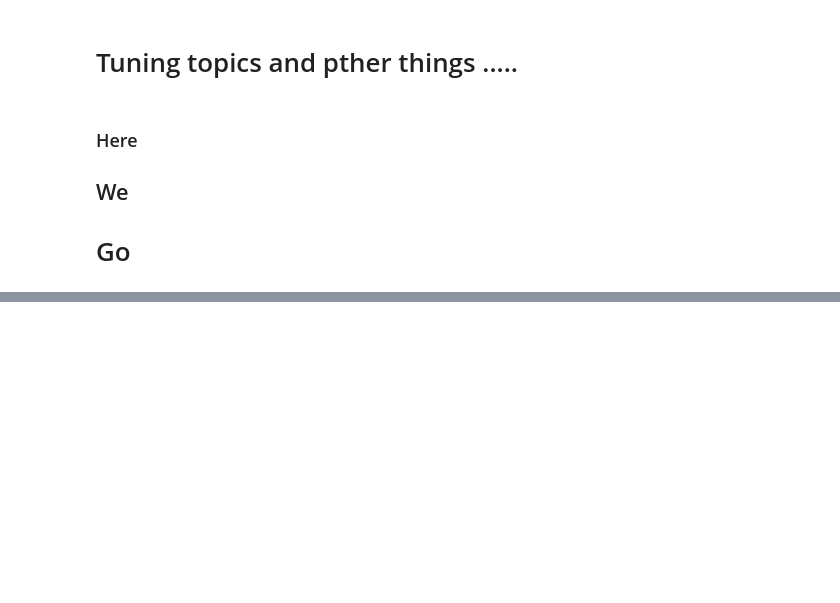
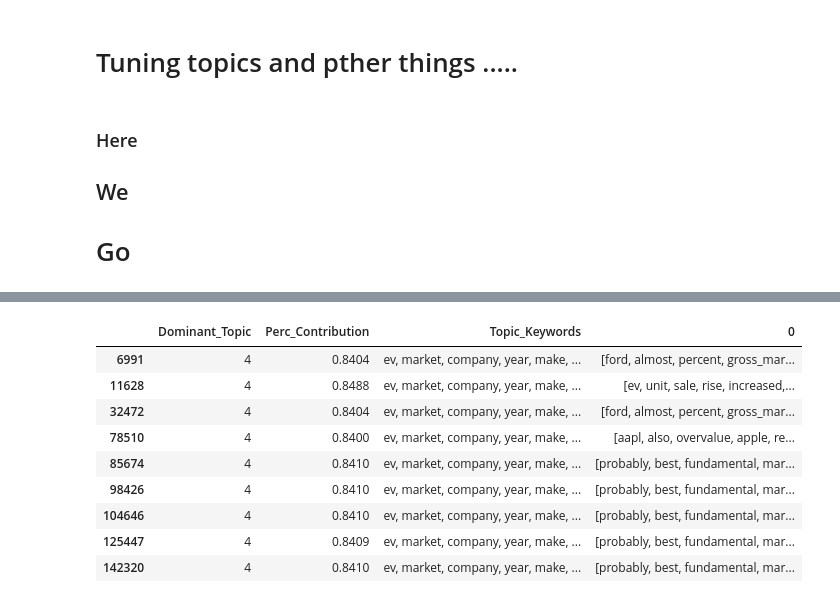
Before and after one commit to Auustiino/Tesla-Perception-Audit, a Jupyter notebook: Topic-Modeling-Exploration-Copy3.ipynb, the cells around one changed output, grey strips where cells are left out. Cells and saved outputs as stored; diff of their text form; code cells hidden in the pictures; blank space fills up the shorter version.

```diff
--- a/Topic-Modeling-Exploration-Copy3.ipynb
+++ b/Topic-Modeling-Exploration-Copy3.ipynb
@@ -648,0 +660,13 @@ id2word.keys()
+# %%
+df_topic_sents_keywords[(df_topic_sents_keywords['Dominant_Topic'] == 4) & (df_topic_sents_keywords['Perc_Contribution'] >= 0.84)]
+# %% [output]
+|  | Dominant_Topic | Perc_Contribution | Topic_Keywords | 0 |
+| 6991 | 4 | 0.8404 | ev, market, company, year, make, ... | [ford, almost, percent, gross_mar... |
+| 11628 | 4 | 0.8488 | ev, market, company, year, make, ... | [ev, unit, sale, rise, increased,... |
+| 32472 | 4 | 0.8404 | ev, market, company, year, make, ... | [ford, almost, percent, gross_mar... |
+| 78510 | 4 | 0.8400 | ev, market, company, year, make, ... | [aapl, also, overvalue, apple, re... |
+| 85674 | 4 | 0.8410 | ev, market, company, year, make, ... | [probably, best, fundamental, mar... |
+| 98426 | 4 | 0.8410 | ev, market, company, year, make, ... | [probably, best, fundamental, mar... |
+| 104646 | 4 | 0.8410 | ev, market, company, year, make, ... | [probably, best, fundamental, mar... |
+| 125447 | 4 | 0.8409 | ev, market, company, year, make, ... | [probably, best, fundamental, mar... |
+| 142320 | 4 | 0.8410 | ev, market, company, year, make, ... | [probably, best, fundamental, mar... |
```
Also changed, not shown: parts of 78 cells of this notebook.
